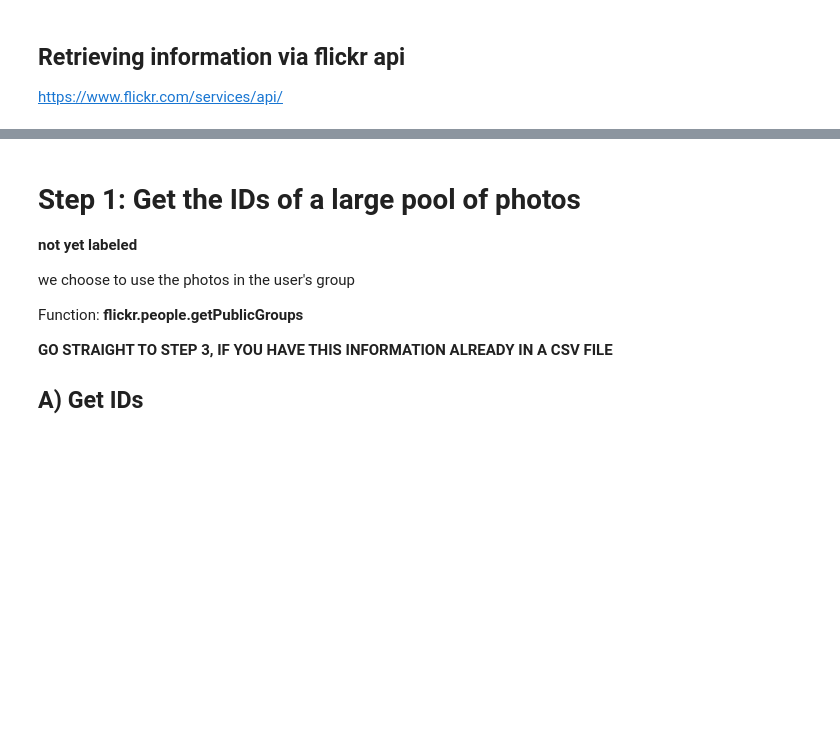
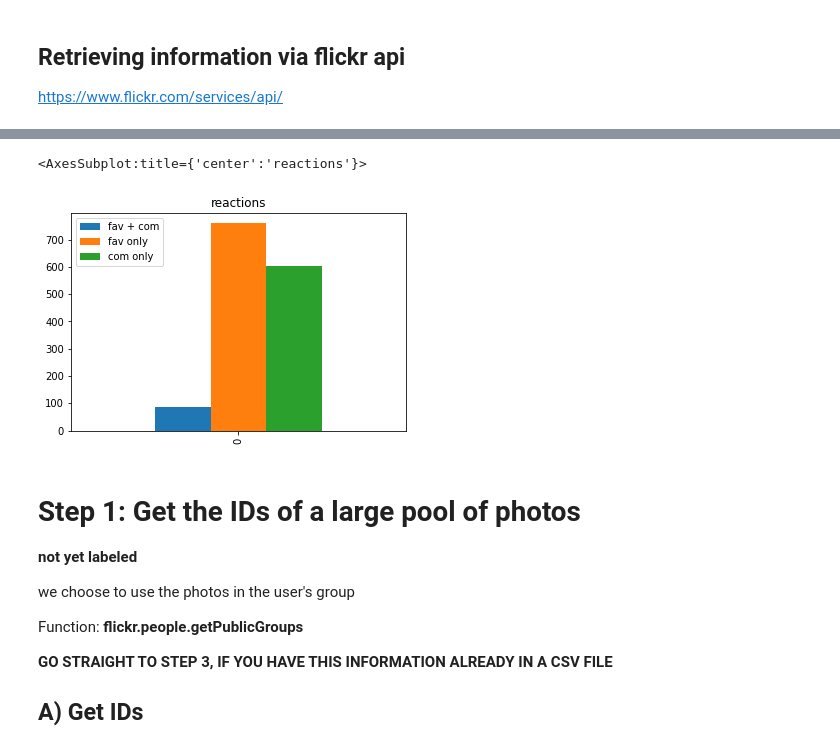
Before and after one commit to dominikpegler/internship_ml, a Jupyter notebook: flickr_approach_B.ipynb, the cells around one changed output, grey strips where cells are left out. Saved outputs shown, nothing was run; the diff lists cells and outputs as text; code cells hidden in the pictures; blank space fills up the shorter version.

```diff
--- a/flickr_approach_B.ipynb
+++ b/flickr_approach_B.ipynb
@@ -36,3 +71,8 @@ if not flickr.token_valid(perms='read'):
+# %%
+pd.DataFrame([[fav_com,fav_nocom,nofav_com]],columns=["fav + com","fav only","com only"]).plot(kind="bar", title="reactions")
+# %% [output]
+<AxesSubplot:title={'center':'reactions'}>
+[figure, added]
 # %% [markdown]
 # Step 1: Get the IDs of a large pool of photos
 **not yet labeled**
```
Also changed, not shown: parts of 41 cells of this notebook.
